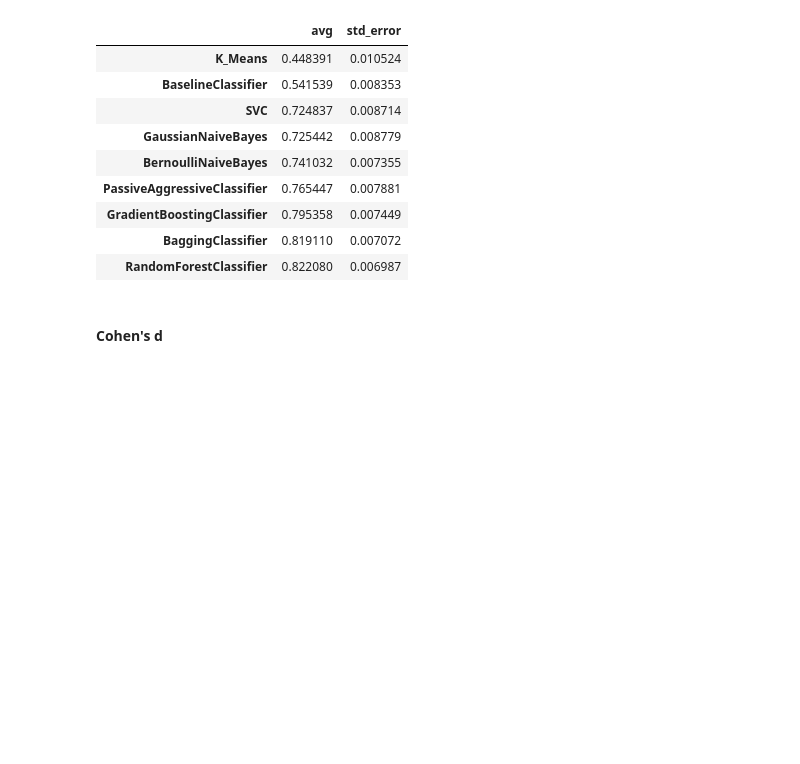
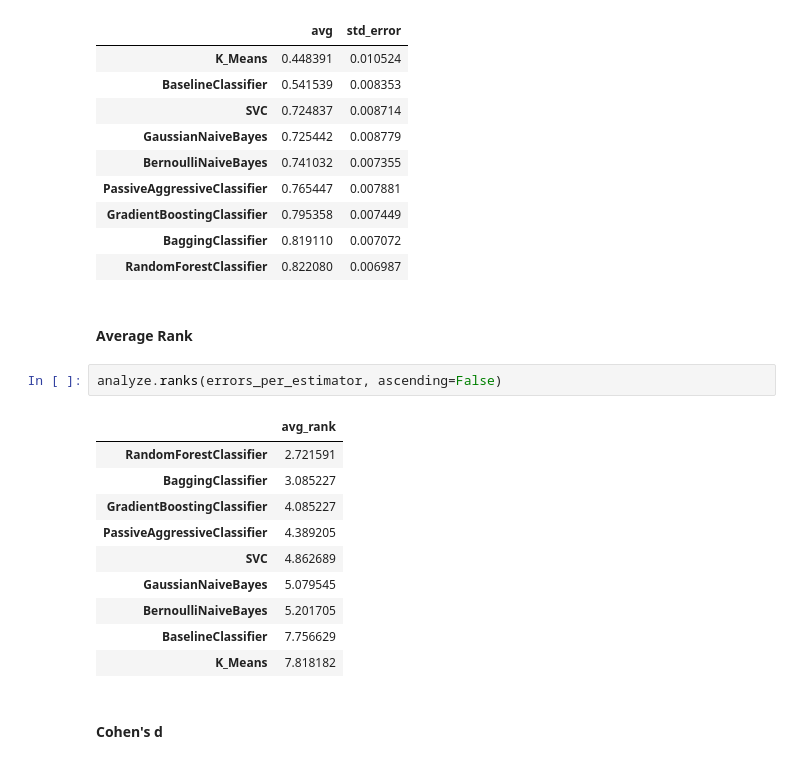
Before and after one commit to sktime/mlaut, a Jupyter notebook: AnalyzeResults.ipynb, the cells around one changed output. Cells and saved outputs as stored; diff of their text form; blank space fills up the shorter version.

Commit message:
included calculation of average ranks

```diff
--- a/AnalyzeResults.ipynb
+++ b/AnalyzeResults.ipynb
@@ -36,6 +36,21 @@ res_df
 | GradientBoostingClassifier | 0.795358 | 0.007449 |
 | BaggingClassifier | 0.819110 | 0.007072 |
 | RandomForestClassifier | 0.822080 | 0.006987 |
+# %% [markdown]
+#### Average Rank
+# %%
+analyze.ranks(errors_per_estimator, ascending=False)
+# %% [output]
+|  | avg_rank |
+| RandomForestClassifier | 2.721591 |
+| BaggingClassifier | 3.085227 |
+| GradientBoostingClassifier | 4.085227 |
+| PassiveAggressiveClassifier | 4.389205 |
+| SVC | 4.862689 |
+| GaussianNaiveBayes | 5.079545 |
+| BernoulliNaiveBayes | 5.201705 |
+| BaselineClassifier | 7.756629 |
+| K_Means | 7.818182 |
 # %% [markdown]
 #### Cohen's d
 # %%
```
Also changed, not shown: parts of 1 cell of this notebook, 1 other file.
